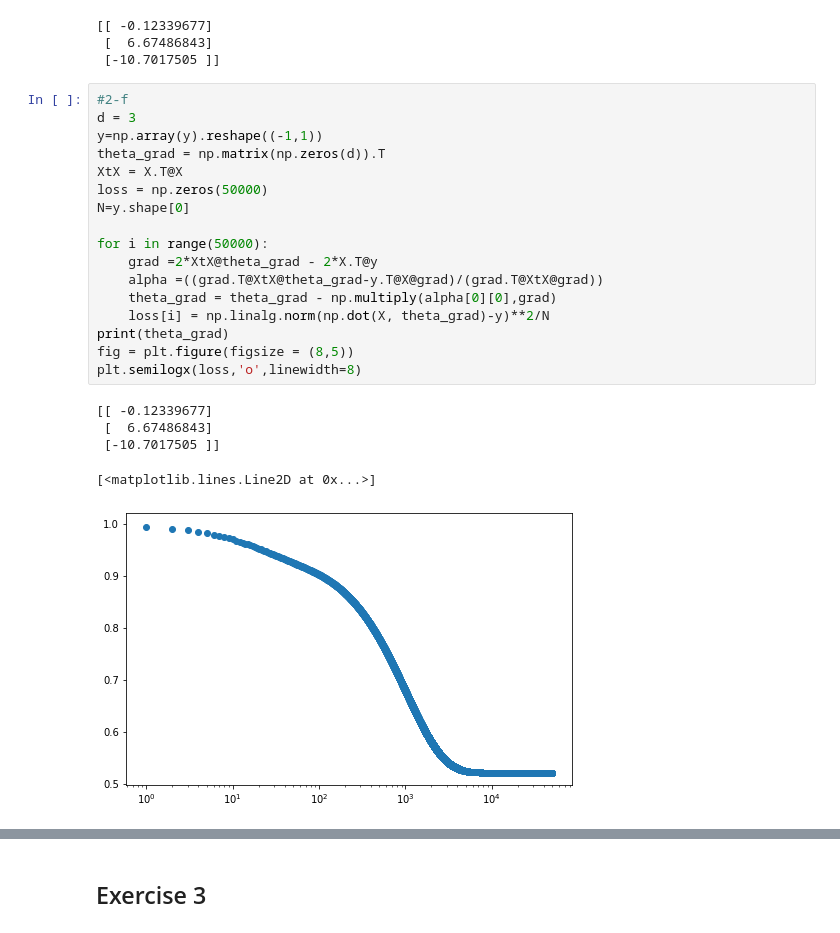
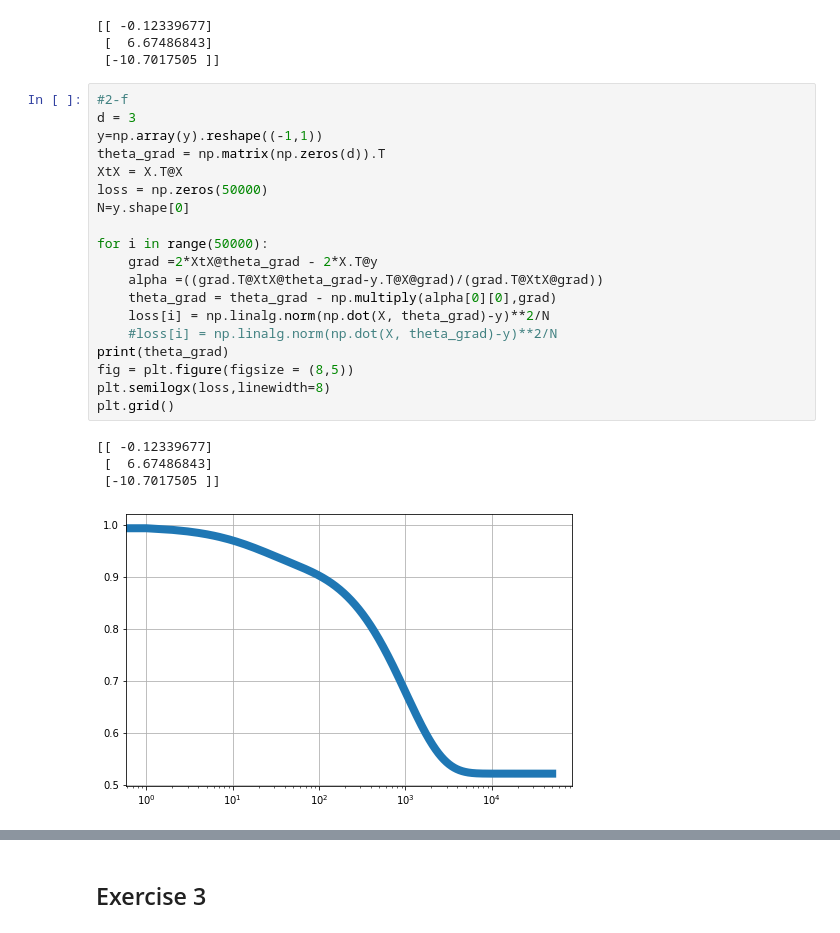
Before and after one commit to Mrxiangli/ECE595, a Jupyter notebook: hw2/hw2.ipynb, the cells around one changed output, grey strips where cells are left out. Drawn from its saved outputs; the diff is of its cells as text.

```diff
--- a/hw2/hw2.ipynb
+++ b/hw2/hw2.ipynb
@@ -142,26 +140,27 @@ print(theta_grad)
 # %%
 #2-f
 d = 3
 y=np.array(y).reshape((-1,1))
 theta_grad = np.matrix(np.zeros(d)).T
 XtX = X.T@X
 loss = np.zeros(50000)
 N=y.shape[0]
 
 for i in range(50000):
     grad =2*XtX@theta_grad - 2*X.T@y
     alpha =((grad.T@XtX@theta_grad-y.T@X@grad)/(grad.T@XtX@grad))
     theta_grad = theta_grad - np.multiply(alpha[0][0],grad)
     loss[i] = np.linalg.norm(np.dot(X, theta_grad)-y)**2/N
+    #loss[i] = np.linalg.norm(np.dot(X, theta_grad)-y)**2/N
 print(theta_grad)
 fig = plt.figure(figsize = (8,5))
-plt.semilogx(loss,'o',linewidth=8)
+plt.semilogx(loss,linewidth=8)
+plt.grid()
 # %% [output]
 [[ -0.12339677]
  [  6.67486843]
  [-10.7017505 ]]
-[<matplotlib.lines.Line2D at 0x...>]
-[figure, old version]
+[figure, new version]
 # %%
 #2-g
 d = 3
```
Also changed, not shown: parts of 15 cells of this notebook, 1 other file.
